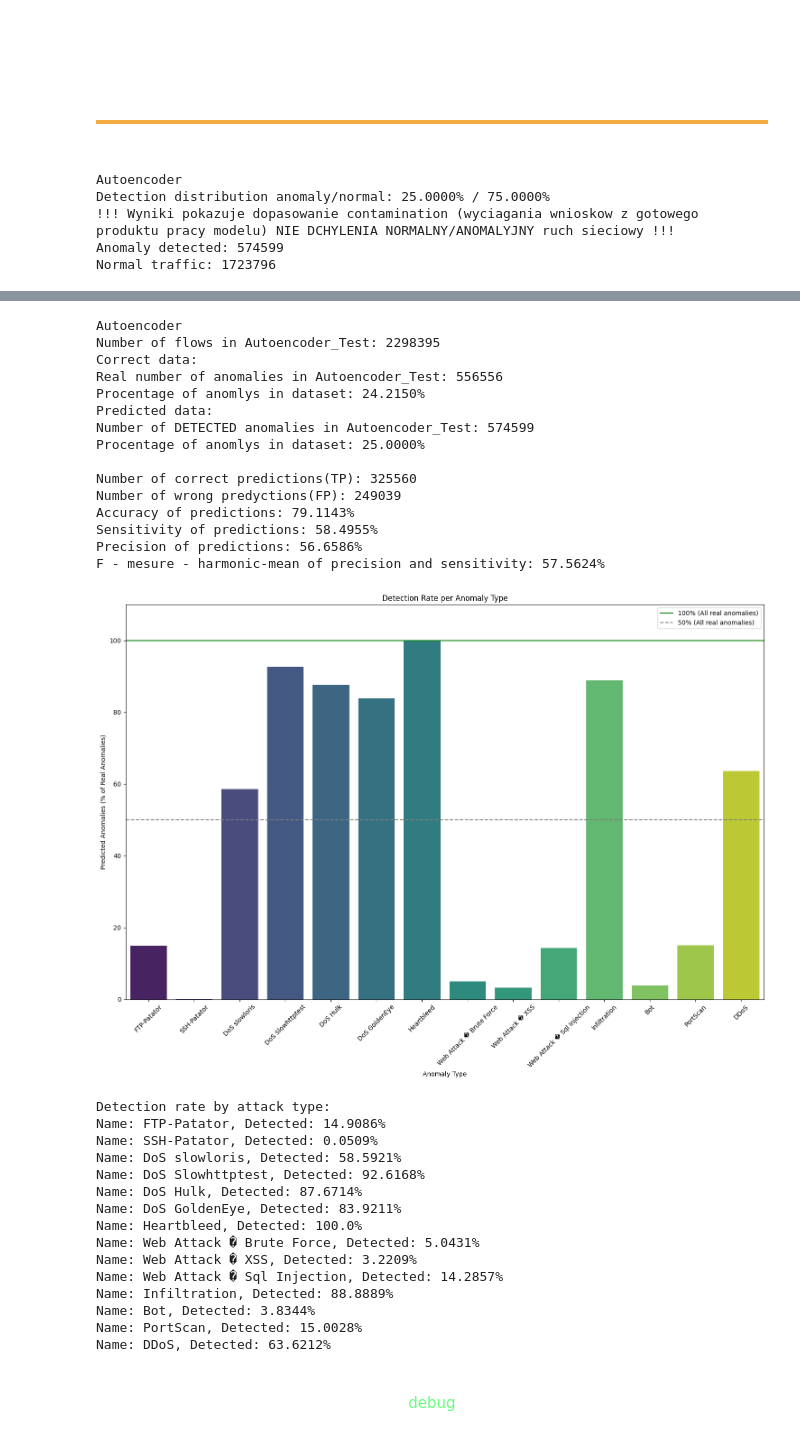
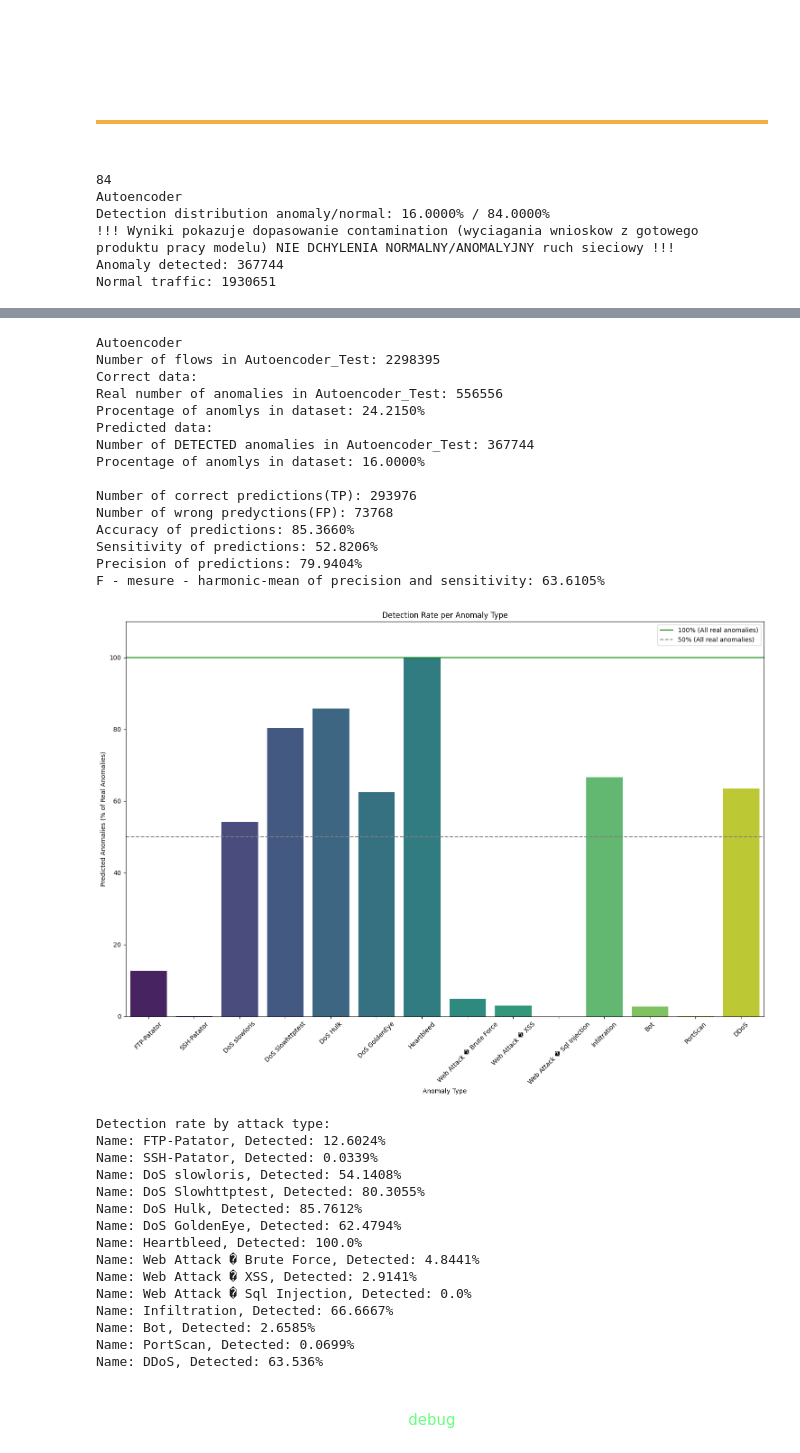
Before and after one commit to m-icha-l/Anomaly_detection_ML, a Jupyter notebook: Anomaly_detect_Autoencoder.ipynb, the cells around one changed output, grey strips where cells are left out. Drawn from its saved outputs; the diff is of its cells as text; code cells hidden in the pictures.

```diff
--- a/Anomaly_detect_Autoencoder.ipynb
+++ b/Anomaly_detect_Autoencoder.ipynb
@@ -20,9 +22,9 @@ Autoencoder
   Data inport
 </div>
 # %%
-df_train = pd.read_hdf('parsed_data/min_parsed_segmented_CICIDS2017.h5', key='df_1_scaled')
-df_test_1 = pd.read_hdf('parsed_data/min_parsed_merged_CICIDS2017.h5', key='df_scaled')
-df_test_1_labels = pd.read_hdf('parsed_data/min_parsed_merged_CICIDS2017.h5', key='df_labels')
+df_train = pd.read_hdf('parsed_data/segmented_CICIDS2017.h5', key='df_1_scaled')
+df_test_1 = pd.read_hdf('parsed_data/merged_CICIDS2017.h5', key='df_scaled')
+df_test_1_labels = pd.read_hdf('parsed_data/merged_CICIDS2017.h5', key='df_labels')
 print(df_test_1.shape[0])
 print(len(df_test_1))
 # %% [output]
@@ -176,21 +174,26 @@ with torch.no_grad():
 
 # Step 4: Compute reconstruction error (MSE per sample)
 reconstruction_error = F.mse_loss(reconstructed, X_test_tensor, reduction='none')
-reconstruction_error = reconstruction_error.mean(dim=1).numpy()  #
+reconstruction_error = reconstruction_error.mean(dim=1).numpy()
 
-threshold = np.percentile(reconstruction_error, 75)  # e.g., top 5% are anomalous
+threshold = 100 - round((reconstruction_error.sum() / len(reconstruction_error)) * 100 )
+
+print(threshold)
+
+threshold = np.percentile(reconstruction_error,threshold)  # e.g., top 5% are anomalous
 predictions = (reconstruction_error > threshold).astype(int)
 
-df_result = pd.DataFrame()
-df_result["anomaly_score"] = reconstruction_error
-df_result["prediction"] = np.where(df_result["anomaly_score"] > threshold, -1, 1)
-df_result["Label"] = df_test_1_labels.values  # assuming they match by index
+df_AF = pd.DataFrame()
+df_AF["anomaly_score"] = reconstruction_error
+df_AF["prediction"] = np.where(df_AF["anomaly_score"] > threshold, -1, 1)
+df_AF["Label"] = df_test_1_labels.values  # assuming they match by index
 
 
-df = funs.test_model(name="Autoencoder_Test", level=["start","Autoencoder"],ready = df_result, flag = True)
+df = funs.test_model(name="Autoencoder_Test", level=["start","Autoencoder"],ready = df_AF, flag = True)
 # %% [output]
+84
 Autoencoder
-Detection distribution anomaly/normal: 25.0000% / 75.0000%
+Detection distribution anomaly/normal: 16.0000% / 84.0000%
 !!! Wyniki pokazuje dopasowanie contamination (wyciagania wnioskow z gotowego produktu pracy modelu) NIE DCHYLENIA NORMALNY/ANOMALYJNY ruch sieciowy !!!
-Anomaly detected: 574599
-Normal traffic: 1723796
+Anomaly detected: 367744
+Normal traffic: 1930651
@@ -198,34 +201,34 @@ Normal traffic: 1723796
 Autoencoder
 Number of flows in Autoencoder_Test: 2298395
 Correct data:
 Real number of anomalies in Autoencoder_Test: 556556
 Procentage of anomlys in dataset: 24.2150%
 Predicted data:
-Number of DETECTED anomalies in Autoencoder_Test: 574599
-Procentage of anomlys in dataset: 25.0000%
+Number of DETECTED anomalies in Autoencoder_Test: 367744
+Procentage of anomlys in dataset: 16.0000%
 
-Number of correct predictions(TP): 325560
-Number of wrong predyctions(FP): 249039
-Accuracy of predictions: 79.1143%
-Sensitivity of predictions: 58.4955%
-Precision of predictions: 56.6586%
-F - mesure - harmonic-mean of precision and sensitivity: 57.5624%
+Number of correct predictions(TP): 293976
+Number of wrong predyctions(FP): 73768
+Accuracy of predictions: 85.3660%
+Sensitivity of predictions: 52.8206%
+Precision of predictions: 79.9404%
+F - mesure - harmonic-mean of precision and sensitivity: 63.6105%
-[figure, old version]
+[figure, new version]
 Detection rate by attack type:
-Name: FTP-Patator, Detected: 14.9086%
-Name: SSH-Patator, Detected: 0.0509%
-Name: DoS slowloris, Detected: 58.5921%
-Name: DoS Slowhttptest, Detected: 92.6168%
-Name: DoS Hulk, Detected: 87.6714%
-Name: DoS GoldenEye, Detected: 83.9211%
+Name: FTP-Patator, Detected: 12.6024%
+Name: SSH-Patator, Detected: 0.0339%
+Name: DoS slowloris, Detected: 54.1408%
+Name: DoS Slowhttptest, Detected: 80.3055%
+Name: DoS Hulk, Detected: 85.7612%
+Name: DoS GoldenEye, Detected: 62.4794%
 Name: Heartbleed, Detected: 100.0%
-Name: Web Attack � Brute Force, Detected: 5.0431%
-Name: Web Attack � XSS, Detected: 3.2209%
-Name: Web Attack � Sql Injection, Detected: 14.2857%
-Name: Infiltration, Detected: 88.8889%
-Name: Bot, Detected: 3.8344%
-Name: PortScan, Detected: 15.0028%
-Name: DDoS, Detected: 63.6212%
+Name: Web Attack � Brute Force, Detected: 4.8441%
+Name: Web Attack � XSS, Detected: 2.9141%
+Name: Web Attack � Sql Injection, Detected: 0.0%
+Name: Infiltration, Detected: 66.6667%
+Name: Bot, Detected: 2.6585%
+Name: PortScan, Detected: 0.0699%
+Name: DDoS, Detected: 63.536%
 # %% [markdown]
 <div style="text-align: center;color:#66ff7d; font-size: 50px; font-family: 'OCR A Extended', 'Lucida Console', 'Monaco', monospace; margin-top: 20px; line-height: 1.6;">
     debug
```
Also changed, not shown: parts of 5 cells of this notebook, 5 other files.
